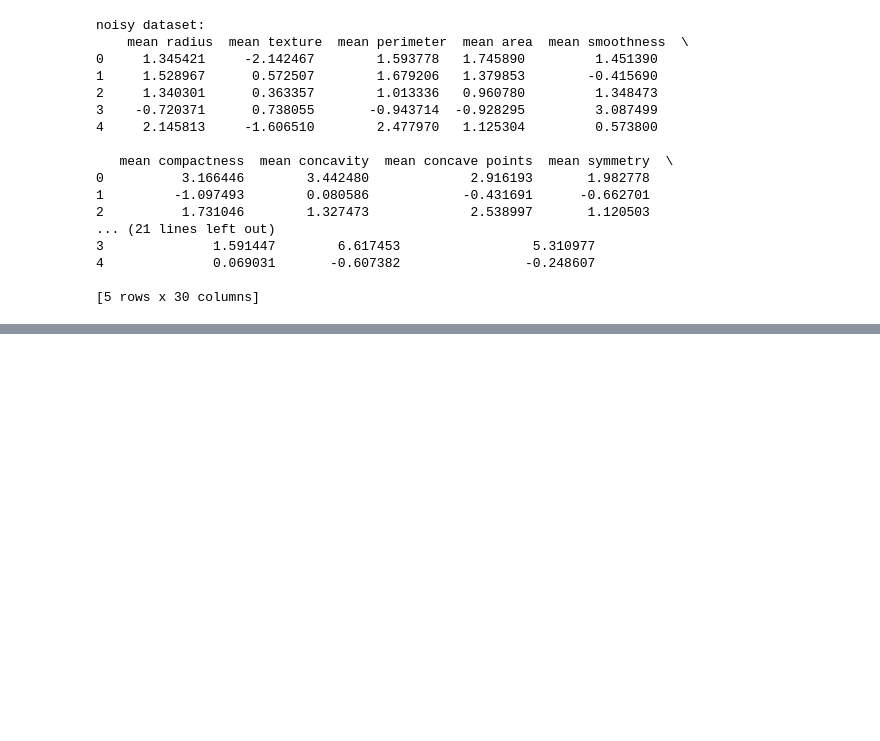
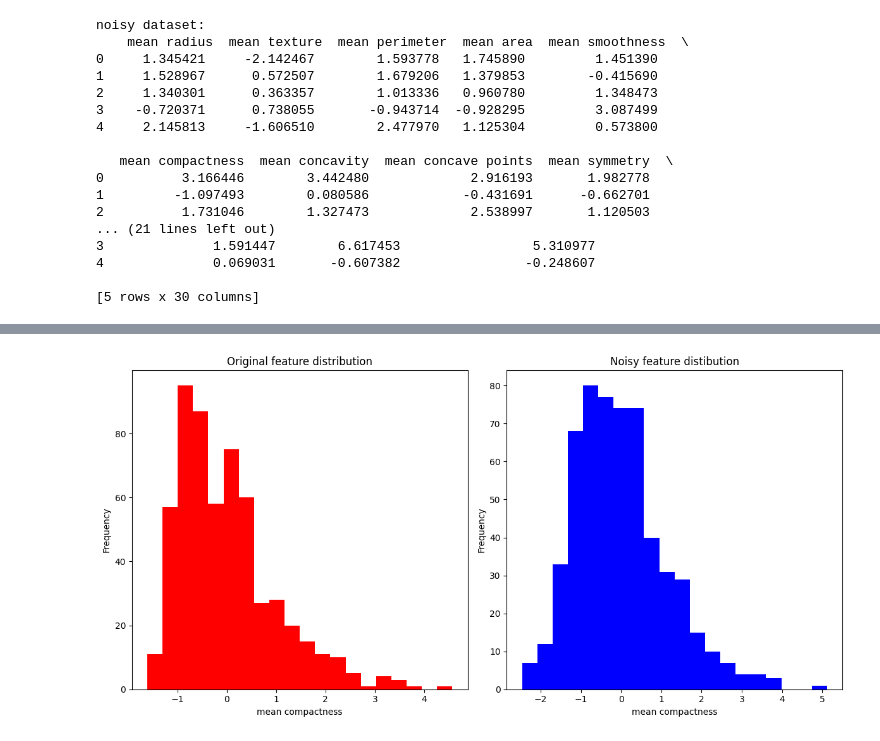
Before and after one commit to VishSeran/machine-learning-models, a Jupyter notebook: model-evaluation/classification.ipynb, the cells around one changed output, grey strips where cells are left out. Saved outputs shown, nothing was run; the diff lists cells and outputs as text; code cells hidden in the pictures; blank space fills up the shorter version.

Commit message:
visualize the original vs nosiy dataset

```diff
--- a/model-evaluation/classification.ipynb
+++ b/model-evaluation/classification.ipynb
@@ -163,0 +169,20 @@ noisy dataset:
+# %%
+plt.figure(figsize=(12,6))
+
+plt.subplot(1,2,1)
+plt.hist(df_original[feature_names[5]], bins=20, label="Original", color='red')
+plt.title("Original feature distribution")
+plt.xlabel(feature_names[5])
+plt.ylabel("Frequency")
+
+
+plt.subplot(1,2,2)
+plt.hist(df_noisy[feature_names[5]], bins=20, label="Noisy", color="blue")
+plt.title("Noisy feature distibution")
+plt.xlabel(feature_names[5])
+plt.ylabel("Frequency")
+
+plt.tight_layout()
+plt.show()
+# %% [output]
+[figure, added]
```
Also changed, not shown: parts of 1 cell of this notebook.
